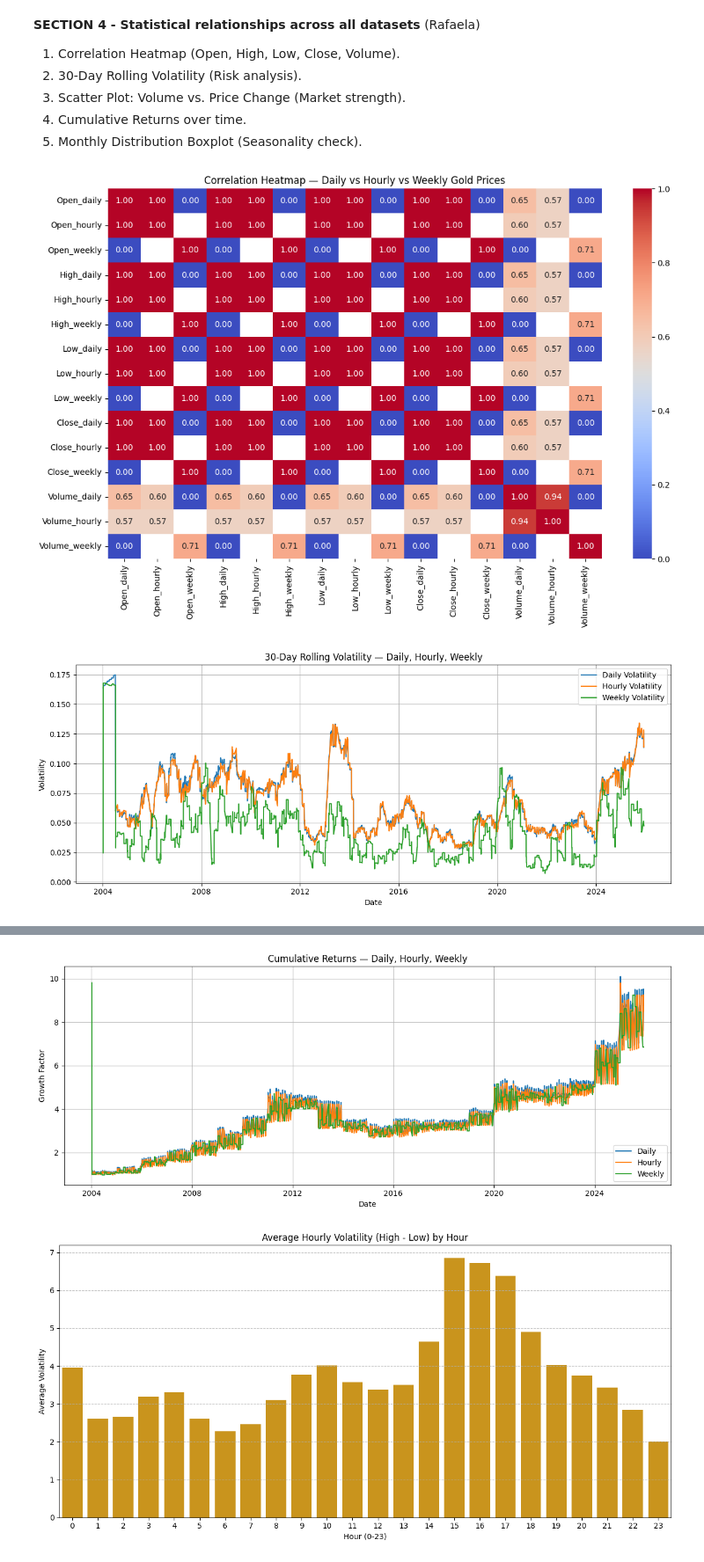
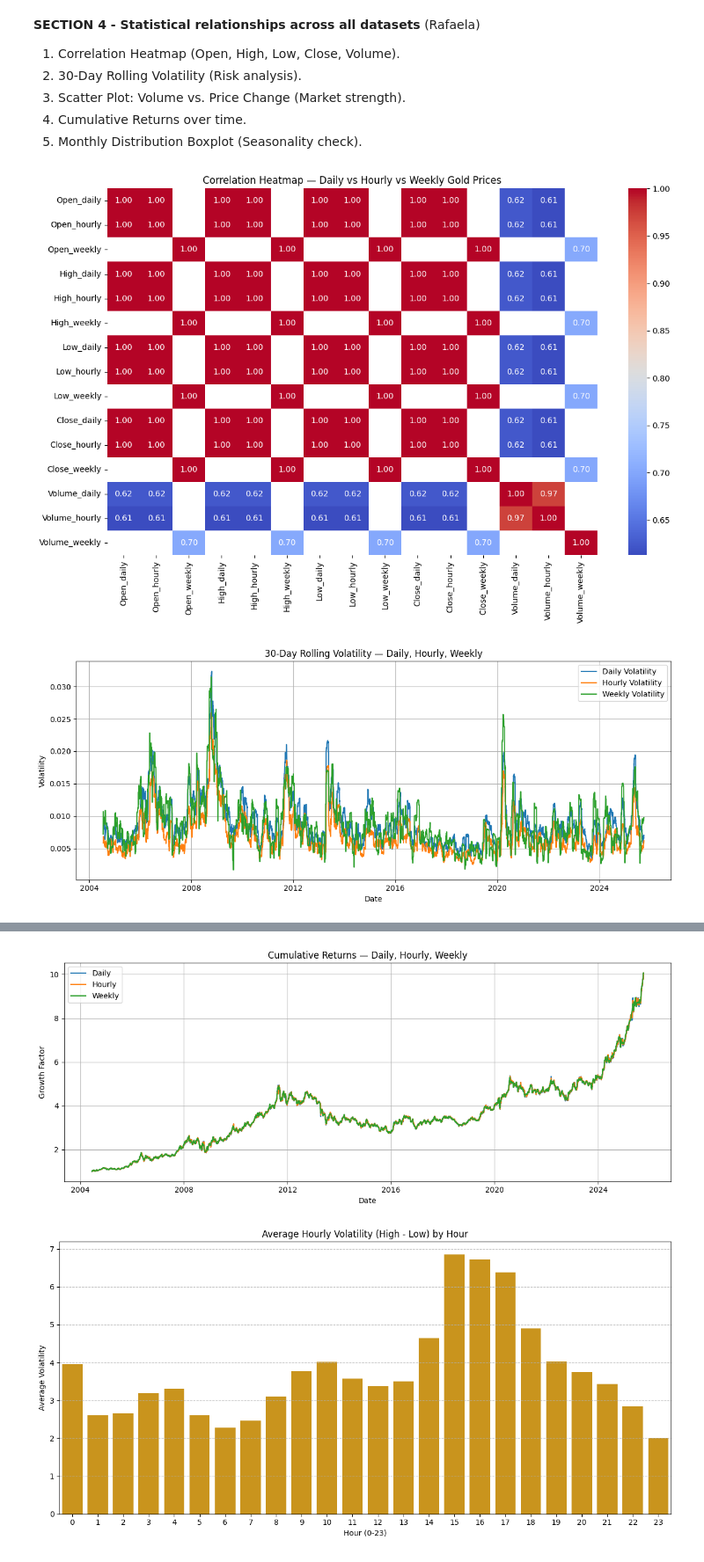
Before and after one commit to alexnehc/cs661midterm, a Jupyter notebook: 661_Midterm.ipynb, the cells around one changed output, grey strips where cells are left out. Shown at 88% size. Drawn from its saved outputs; the diff is of its cells as text; code cells hidden in the pictures.

```diff
--- a/661_Midterm.ipynb
+++ b/661_Midterm.ipynb
@@ -99,10 +93,8 @@ plt.show()
 # %% [output]
 [figure]
 # %%
-# The 'Date' column has already been set as the index and converted to datetime
-# in a previous cell (HBas2833tZR8).
-# Therefore, directly access the index for year extraction.
-dailydf['Year'] = dailydf.index.year
+dailydf['Date'] = pd.to_datetime(dailydf['Date'], format='%d/%m/%Y %H:%M')
+dailydf['Year'] = dailydf['Date'].dt.year
 
 plt.figure(figsize=(14, 7))
 sns.boxplot(x='Year', y='Close', data=dailydf)
@@ -131,14 +123,6 @@ plt.tight_layout()
 plt.show()
 # %% [output]
 [figure]
-# %%
-
-dailydf['Date'] = pd.to_datetime(dailydf['Date'], format='%d/%m/%Y %H:%M')
-hourlydf['Date'] = pd.to_datetime(hourlydf['Date'], format='%d/%m/%Y %H:%M')
-weeklydf['Date'] = pd.to_datetime(weeklydf['Date'], format='%d/%m/%Y %H:%M')
-dailydf.set_index('Date', inplace=True)
-hourlydf.set_index('Date', inplace=True)
-weeklydf.set_index('Date', inplace=True)
 # %% [markdown]
 **Daily Trends & Volume Analysis ( Jennifer ) **
 1. Time Series Plot of Daily Closing Prices
@@ -194,41 +180,32 @@ Moving Averages: The 50-day MA crossing above the 200-day MA (Golden Cross) cons
 4. Cumulative Returns over time.
 5. Monthly Distribution Boxplot (Seasonality check).
 # %%
-import pandas as pd
-import numpy as np
-import matplotlib.pyplot as plt
-import seaborn as sns
 
-hourly = pd.read_csv('/content/hourly.csv')
-daily = pd.read_csv('/content/daily.csv')
-weekly = pd.read_csv('/content/weekly.csv')
 
-# Strip whitespace from column names
-daily.columns = daily.columns.str.strip()
-hourly.columns = hourly.columns.str.strip()
-weekly.columns = weekly.columns.str.strip()
-
-# Convert Date columns to datetime
-daily['Date'] = pd.to_datetime(daily['Date'], errors='coerce', dayfirst=False)
-hourly['Date'] = pd.to_datetime(hourly['Date'], errors='coerce', dayfirst=False)
-weekly['Date'] = pd.to_datetime(weekly['Date'], errors='coerce', dayfirst=False)
+# Prepare dataframes for merging and operations within this cell
+# Reset index to make 'Date' a regular column for merging
+dailydf_temp = dailydf.reset_index()
+hourlydf_temp = hourlydf.reset_index()
+weeklydf_temp = weeklydf.reset_index()
 
 # AGGREGATE HOURLY TO DAILY
-
-hourly_daily = hourly.groupby(hourly['Date'].dt.date).mean(numeric_only=True).reset_index()
-hourly_daily['Date'] = pd.to_datetime(hourly_daily['Date'])
+# Group by the 'Date' column (which is now datetime)
+hourly_daily = hourlydf_temp.groupby(hourlydf_temp['Date'].dt.date).mean(numeric_only=True).reset_index()
+hourly_daily['Date'] = pd.to_datetime(hourly_daily['Date']) # Ensure 'Date' column is datetime type
 
 # MERGE ALL DATASETS
-
-combined = pd.merge(daily, hourly_daily, on='Date', how='outer', suffixes=('_daily', '_hourly'))
-combined = pd.merge(combined, weekly, on='Date', how='outer', suffixes=('', '_weekly'))
+combined = pd.merge(dailydf_temp, hourly_daily, on='Date', how='outer', suffixes=('_daily', '_hourly'))
+combined = pd.merge(combined, weeklydf_temp, on='Date', how='outer', suffixes=('', '_weekly'))
 
 # Rename weekly columns to be consistent
+# This block assumes weekly_temp has 'Open', 'High', 'Low', 'Close', 'Volume' columns.
+# After the merge with suffixes=('', '_weekly'), these columns would retain their names (Open, High, etc.)
+# so they need to be renamed to Open_weekly, High_weekly etc.
 for col in ['Open', 'High', 'Low', 'Close', 'Volume']:
-    combined.rename(columns={col: f"{col}_weekly"}, inplace=True)
+    if col in combined.columns: # Check if column exists before renaming
+        combined.rename(columns={col: f"{col}_weekly"}, inplace=True)
 
 # CALCULATE RETURNS AND PRICE CHANGES
-
 for timeframe in ['daily', 'hourly', 'weekly']:
     combined[f'Returns_{timeframe}'] = combined[f'Close_{timeframe}'].pct_change()
     combined[f'PriceChange_{timeframe}'] = combined[f'Close_{timeframe}'] - combined[f'Open_{timeframe}']
@@ -258,32 +235,32 @@ plt.tight_layout()
 plt.show()
 
 # TASK 3 — SCATTER PLOT: VOLUME vs PRICE CHANGE
 
 plt.figure(figsize=(10,6))
 for tf in ['daily','hourly','weekly']:
     plt.scatter(combined[f'Volume_{tf}'], combined[f'PriceChange_{tf}'], alpha=0.5, label=f"{tf.capitalize()}")
 
 plt.title("Volume vs Price Change — Daily, Hourly, Weekly")
 plt.xlabel("Volume")
 plt.ylabel("Price Change")
 plt.legend()
 plt.tight_layout()
 plt.show()
 
 # TASK 4 — CUMULATIVE RETURNS
 
 plt.figure(figsize=(12,5))
 for tf in ['daily','hourly','weekly']:
     combined[f'CumulativeReturns_{tf}'] = (1 + combined[f'Returns_{tf}']).cumprod()
     plt.plot(combined['Date'], combined[f'CumulativeReturns_{tf}'], label=f"{tf.capitalize()}")
 
 plt.title("Cumulative Returns — Daily, Hourly, Weekly")
 plt.xlabel("Date")
 plt.ylabel("Growth Factor")
 plt.legend()
 plt.grid(True)
 plt.tight_layout()
 plt.show()
 # %% [output]
-[figure, old version]
+[figure, new version]
-[figure, old version]
+[figure, new version]
@@ -291,3 +268,3 @@ plt.show()
-[figure, old version]
+[figure, new version]
 # %%
 hourlydf['Volatility'] = hourlydf['High'] - hourlydf['Low']
```
Also changed, not shown: parts of 12 cells of this notebook.
